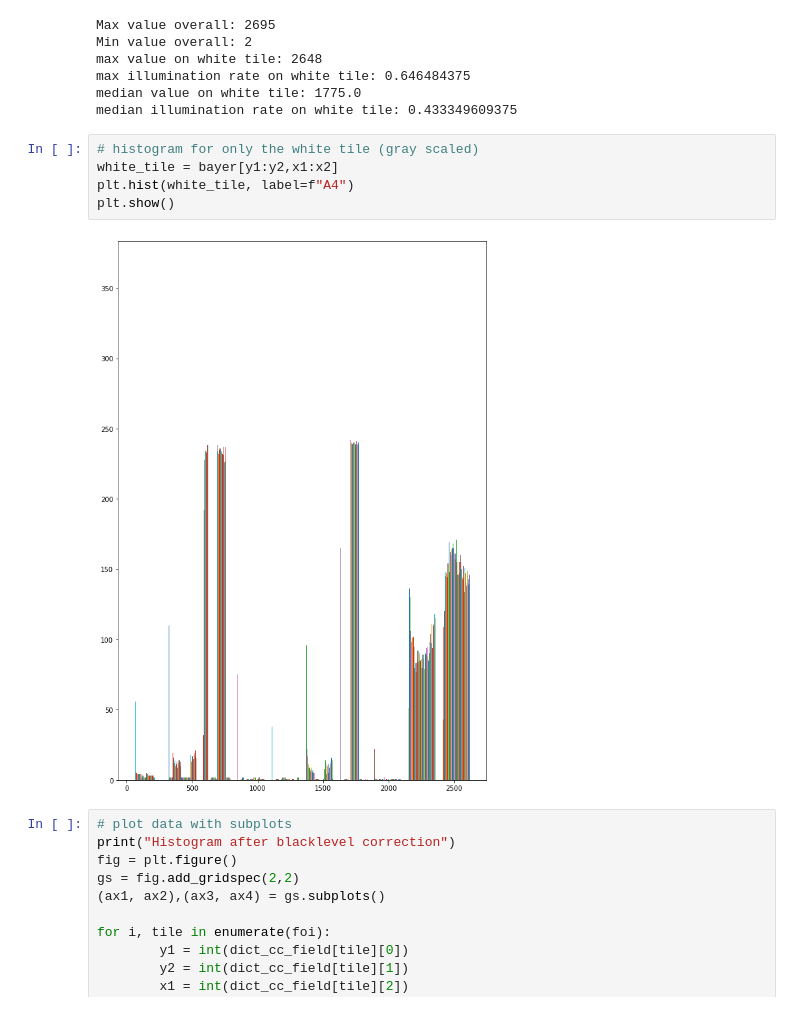
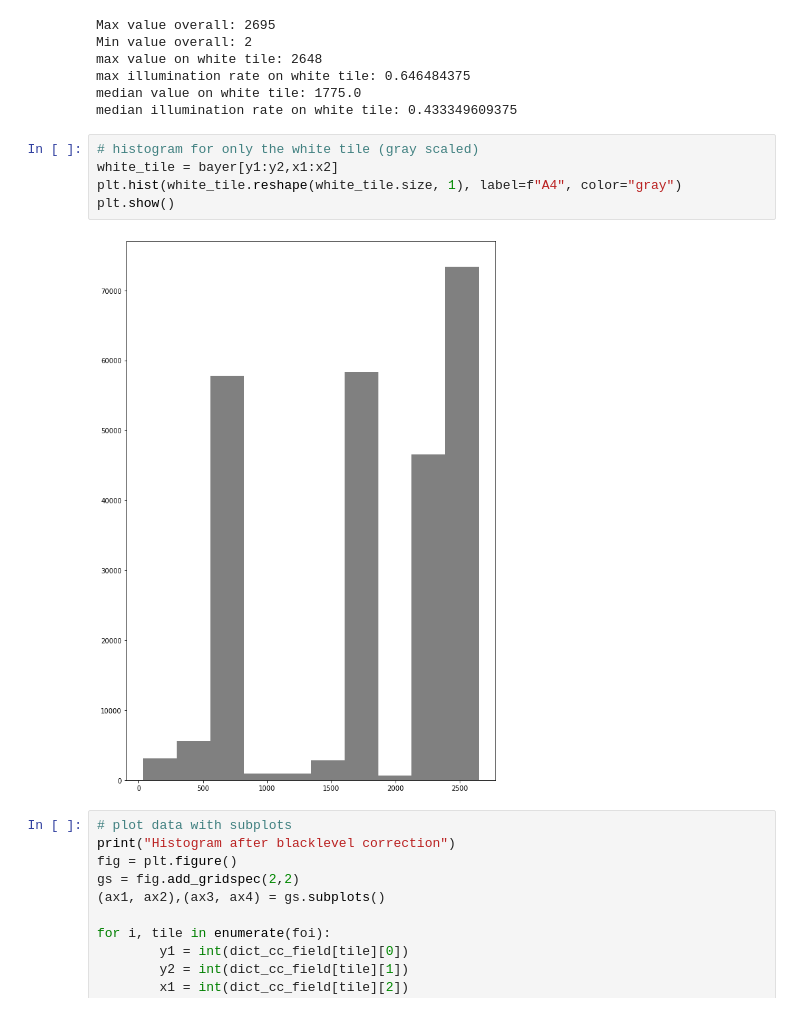
Before and after one commit to felix-b1-jadehs/notebooks, a Jupyter notebook: DNG2RGB_converter.ipynb, the cells around one changed output. Saved outputs shown, nothing was run; the diff lists cells and outputs as text.

Commit message:
updatet histogram and working on correct CCM

```diff
--- a/DNG2RGB_converter.ipynb
+++ b/DNG2RGB_converter.ipynb
@@ -175,10 +175,10 @@ median illumination rate on white tile: 0.433349609375
 # %%
 # histogram for only the white tile (gray scaled)
 white_tile = bayer[y1:y2,x1:x2]
-plt.hist(white_tile, label=f"A4")
+plt.hist(white_tile.reshape(white_tile.size, 1), label=f"A4", color="gray")
 plt.show()
 # %% [output]
-[figure, old version]
+[figure, new version]
 # %%
 # plot data with subplots
 print("Histogram after blacklevel correction")
```
Also changed, not shown: parts of 14 cells of this notebook.
